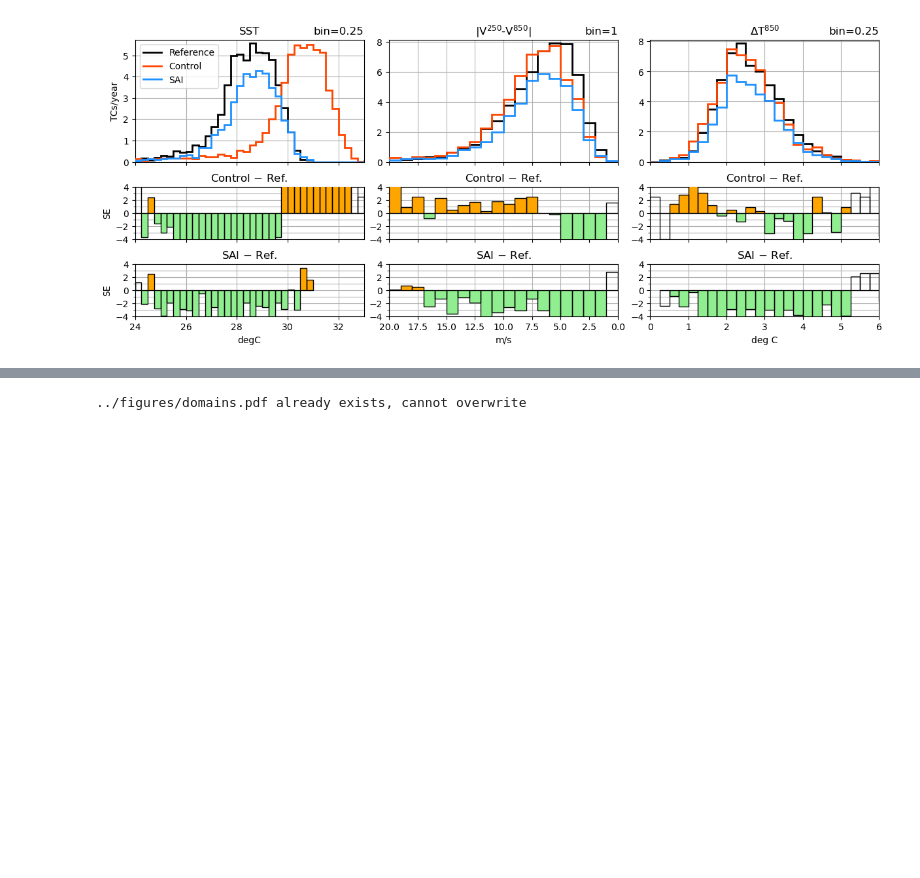
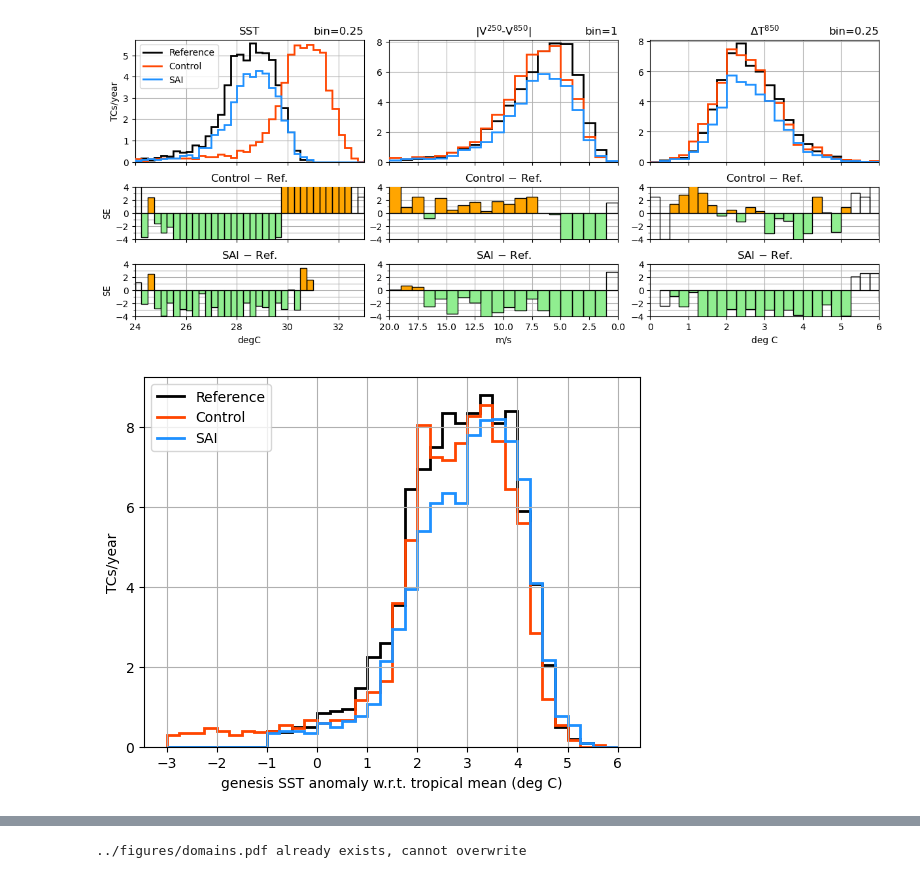
Before and after one commit to JdeJong96/TCs-under-SAI, a Jupyter notebook: analysis/notebooks/figures.ipynb, the cells around one changed output, grey strips where cells are left out. Saved outputs shown, nothing was run; the diff lists cells and outputs as text; code cells hidden in the pictures; blank space fills up the shorter version.

Commit message:
check genesis SST (anomalies)

```diff
--- a/analysis/notebooks/figures.ipynb
+++ b/analysis/notebooks/figures.ipynb
@@ -1178,3 +1178,15 @@ tracks.savefig(fig, fname, **savefigkwargs)
 # %% [output]
 ../figures/hist_develop_SE_SST_Vshear_TEMP.pdf already exists, cannot overwrite
 [figure]
+# %%
+tropmean = [25.93483777, 28.01042484, 25.90466762] # 30S-30N mean SST [ref, cnt, sai]
+for exp,tm in zip(ds,tropmean):
+    hist, edges = np.histogram(ds[exp].SST.isel(dtime=0)-tm, bins=np.arange(-3,6.1,0.25))
+    plt.stairs(hist/30, edges, **default_kwargs[exp])
+plt.legend()
+plt.xticks(range(-3,7,1))
+plt.xlabel('genesis SST anomaly w.r.t. tropical mean (deg C)')
+plt.ylabel('TCs/year')
+plt.grid()
+# %% [output]
+[figure, added]
```
Also changed, not shown: parts of 4 cells of this notebook.
